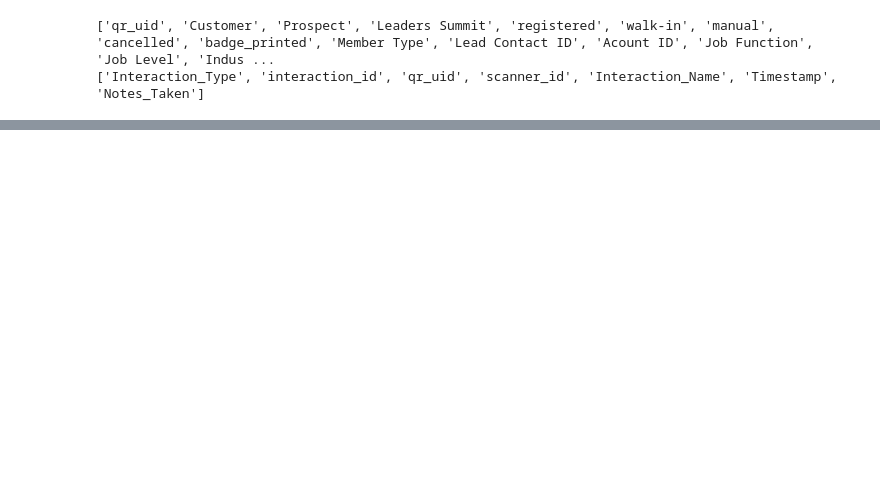
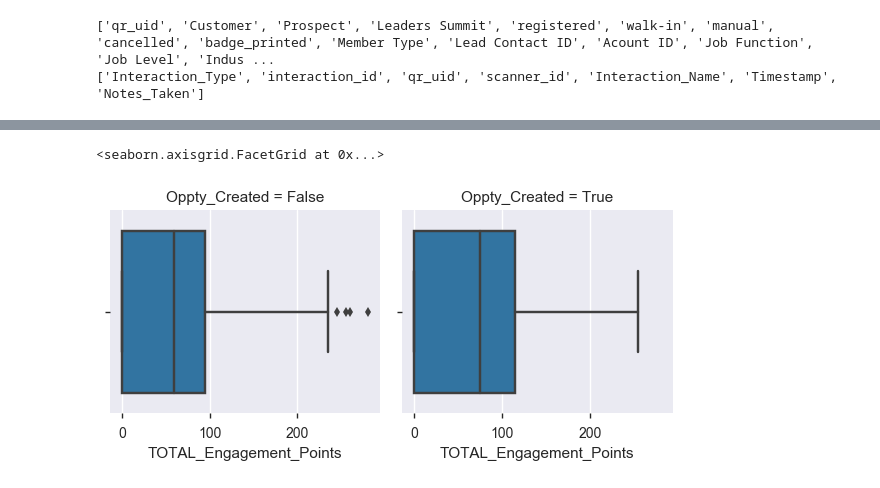
Before and after one commit to GeoffPidcock/Tradeshow, a Jupyter notebook: TradeShow_HomeWork2.ipynb, the cells around one changed output, grey strips where cells are left out. Saved outputs shown, nothing was run; the diff lists cells and outputs as text; code cells hidden in the pictures; blank space fills up the shorter version.

```diff
--- a/TradeShow_HomeWork2.ipynb
+++ b/TradeShow_HomeWork2.ipynb
@@ -174,0 +545,7 @@ pandas_profiling.ProfileReport(Inter)
+# %%
+#Boxplot of TOTAL_Engagement_Points
+g = sns.FacetGrid(D_Subset, col = 'Oppty_Created')
+g.map(sns.boxplot, 'TOTAL_Engagement_Points')
+# %% [output]
+<seaborn.axisgrid.FacetGrid at 0x...>
+[figure, added]
```
Also changed, not shown: parts of 66 cells of this notebook, 7 other files.
